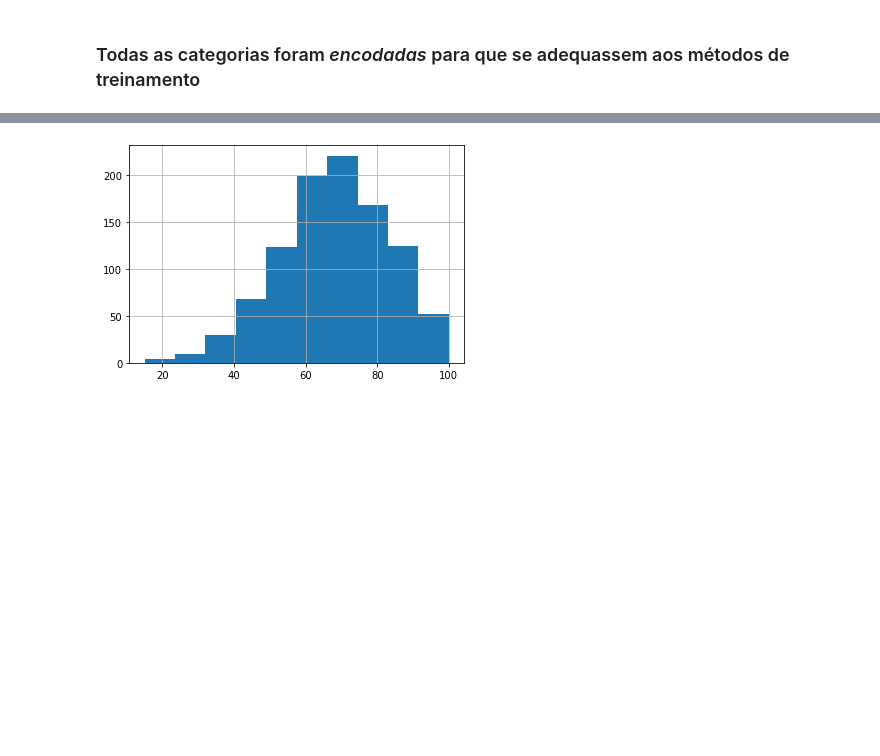
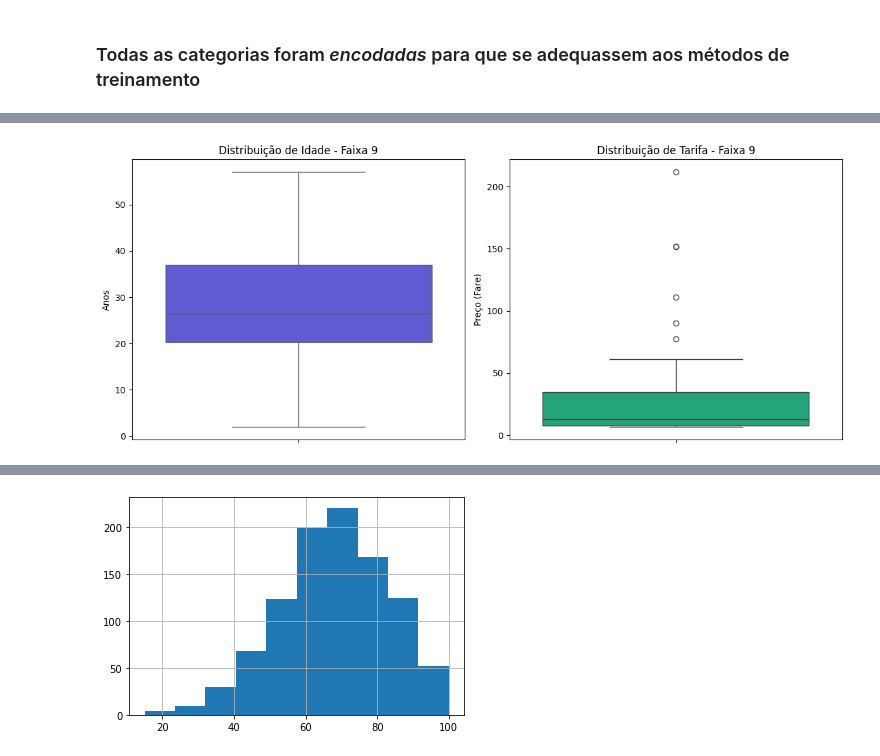
Before and after one commit to gabsalles/tpot_examspred, a Jupyter notebook: Teste TPOT Exams.ipynb, the cells around one changed output, grey strips where cells are left out. Cells and saved outputs as stored; diff of their text form; code cells hidden in the pictures; blank space fills up the shorter version.

```diff
--- a/Teste TPOT Exams.ipynb
+++ b/Teste TPOT Exams.ipynb
@@ -95,0 +451,69 @@ print(X.shape, y.shape)
+# %%
+import pandas as pd
+
+
+df_teste = df[df["Survived"] == 0].copy()
+print(df_teste.head())
+
+
+# 1. Obter as probabilidades e criar os decis no dataset de teste
+probs = predictor.predict_proba(df_teste)[1]
+test_data_with_scores = df_teste.copy()
+test_data_with_scores["Score"] = probs
+test_data_with_scores["Decil"] = pd.qcut(
+    test_data_with_scores["Score"], 10, labels=False, duplicates="drop"
+)
+
+faixa = 9
+
+# 2. Filtrar apenas os passageiros da Faixa 9 (Top 10%)
+faixa_9 = test_data_with_scores[test_data_with_scores["Decil"] == faixa]
+
+# 3. Gerar o Perfil Médio
+print(f"--- Perfil dos Passageiros na Faixa {faixa} (N={len(faixa_9)}) ---")
+
+# Estatísticas para colunas categóricas (o que é mais comum)
+print("\nDistribuição de Sexo:")
+print(faixa_9["Sex"].value_counts(normalize=True).map("{:.1%}".format))
+
+print("\nDistribuição de Classe (Pclass):")
+print(faixa_9["Pclass"].value_counts(normalize=True).sort_index().map("{:.1%}".format))
+
+print("\nCidade de Embarque (Embarked):")
+print(faixa_9["Embarked"].value_counts(normalize=True).map("{:.1%}".format))
+
+# Estatísticas para colunas numéricas
+print("\nMédias de Idade e Tarifa:")
+print(faixa_9[["Age", "Fare"]].mean())
+
+# 4. Bónus: Ver os "Top 5" passageiros com maior score
+print("\n--- Top 5 Passageiros com maior probabilidade de sobrevivência ---")
+cols_view = ["Sex", "Age", "Pclass", "Fare", "Score", "Survived"]
+
+print(faixa_9[cols_view].sort_values(by="Score", ascending=False).head())
+
+# 1. Filtrar a faixa desejada (ex: Faixa 9)
+faixa_alvo = faixa
+df_faixa = test_data_with_scores[test_data_with_scores["Decil"] == faixa_alvo]
+
+# 2. Estatísticas Descritivas (Trazendo Q1 e Q3)
+print(f"--- Estatísticas de Dispersão - Faixa {faixa_alvo} ---")
+estatisticas = df_faixa[["Age", "Fare"]].describe(percentiles=[0.25, 0.5, 0.75])
+print(estatisticas.loc[["25%", "50%", "75%"]])  # Traz Q1, Mediana e Q3
+
+# 3. Plotagem dos Boxplots
+fig, axes = plt.subplots(1, 2, figsize=(12, 5))
+
+# Boxplot para Idade
+sns.boxplot(y=df_faixa["Age"], ax=axes[0], color="#4f46e5")
+axes[0].set_title(f"Distribuição de Idade - Faixa {faixa_alvo}")
+axes[0].set_ylabel("Anos")
+
+# Boxplot para Tarifa (Fare)
+sns.boxplot(y=df_faixa["Fare"], ax=axes[1], color="#10b981")
+axes[1].set_title(f"Distribuição de Tarifa - Faixa {faixa_alvo}")
+axes[1].set_ylabel("Preço (Fare)")
+
+plt.tight_layout()
+plt.show()
+# %% [output]
@@ -95,0 +537 @@ print(X.shape, y.shape)
+[figure, added]
```
Also changed, not shown: parts of 34 cells of this notebook, 16 other files.
